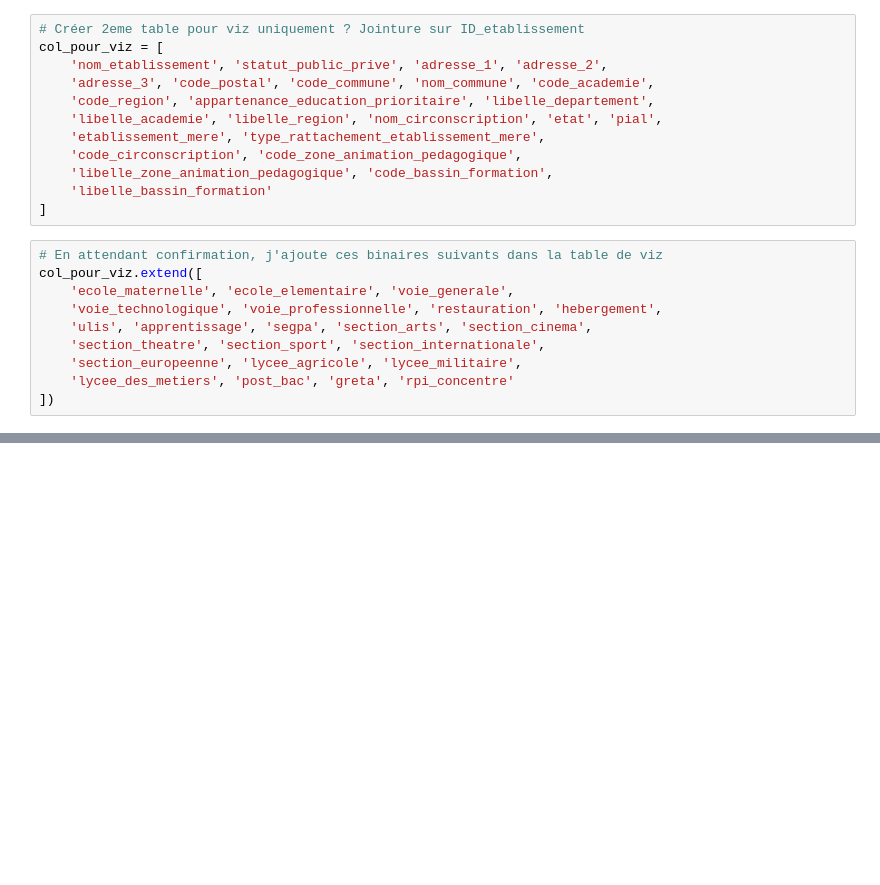
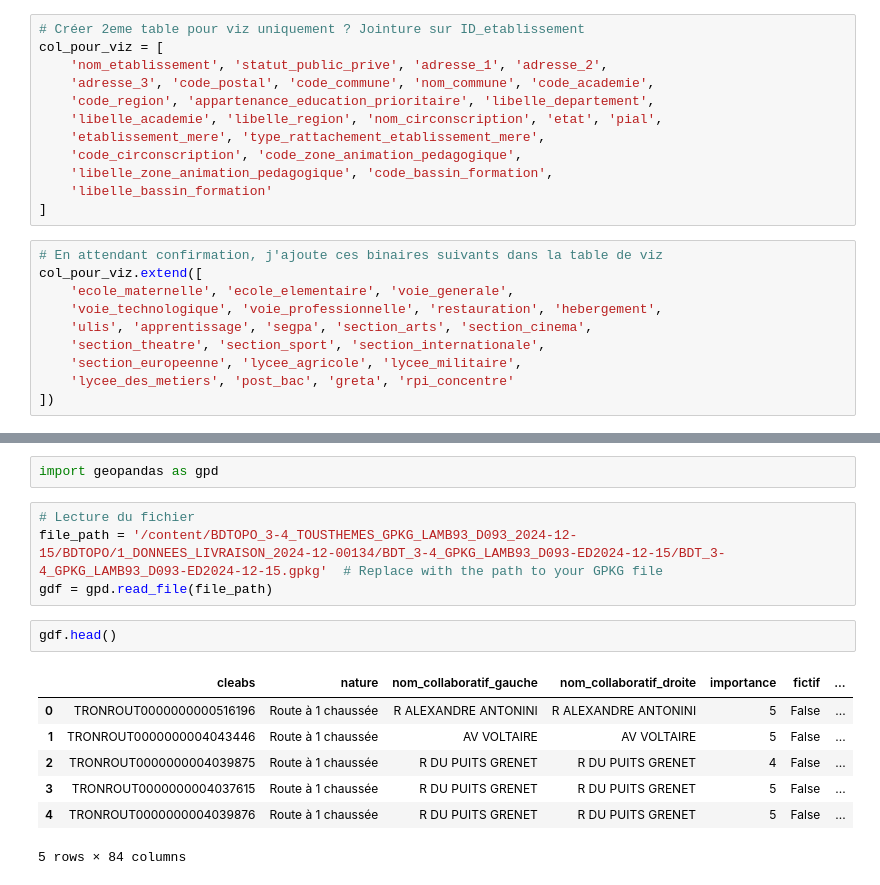
Before and after one commit to 64FC/DFG_Potentiel_Scolaire, a Jupyter notebook: DFG_Potentiel_Scolaire_exploration.ipynb, the cells around one changed output, grey strips where cells are left out. Cells and saved outputs as stored; diff of their text form; blank space fills up the shorter version.

```diff
--- a/DFG_Potentiel_Scolaire_exploration.ipynb
+++ b/DFG_Potentiel_Scolaire_exploration.ipynb
@@ -1263,0 +1481,16 @@ col_pour_viz.extend([
+# %%
+import geopandas as gpd
+# %%
+# Lecture du fichier
+file_path = '/content/BDTOPO_3-4_TOUSTHEMES_GPKG_LAMB93_D093_2024-12-15/BDTOPO/1_DONNEES_LIVRAISON_2024-12-00134/BDT_3-4_GPKG_LAMB93_D093-ED2024-12-15/BDT_3-4_GPKG_LAMB93_D093-ED2024-12-15.gpkg'  # Replace with the path to your GPKG file
+gdf = gpd.read_file(file_path)
+# %%
+gdf.head()
+# %% [output]
+|  | cleabs | nature | nom_collaboratif_gauche | nom_collaboratif_droite | importance | fictif | ... |
+| 0 | TRONROUT0000000000516196 | Route à 1 chaussée | R ALEXANDRE ANTONINI | R ALEXANDRE ANTONINI | 5 | False | ... |
+| 1 | TRONROUT0000000004043446 | Route à 1 chaussée | AV VOLTAIRE | AV VOLTAIRE | 5 | False | ... |
+| 2 | TRONROUT0000000004039875 | Route à 1 chaussée | R DU PUITS GRENET | R DU PUITS GRENET | 4 | False | ... |
+| 3 | TRONROUT0000000004037615 | Route à 1 chaussée | R DU PUITS GRENET | R DU PUITS GRENET | 5 | False | ... |
+| 4 | TRONROUT0000000004039876 | Route à 1 chaussée | R DU PUITS GRENET | R DU PUITS GRENET | 5 | False | ... |
+5 rows × 84 columns
```
Also changed, not shown: parts of 132 cells of this notebook.
